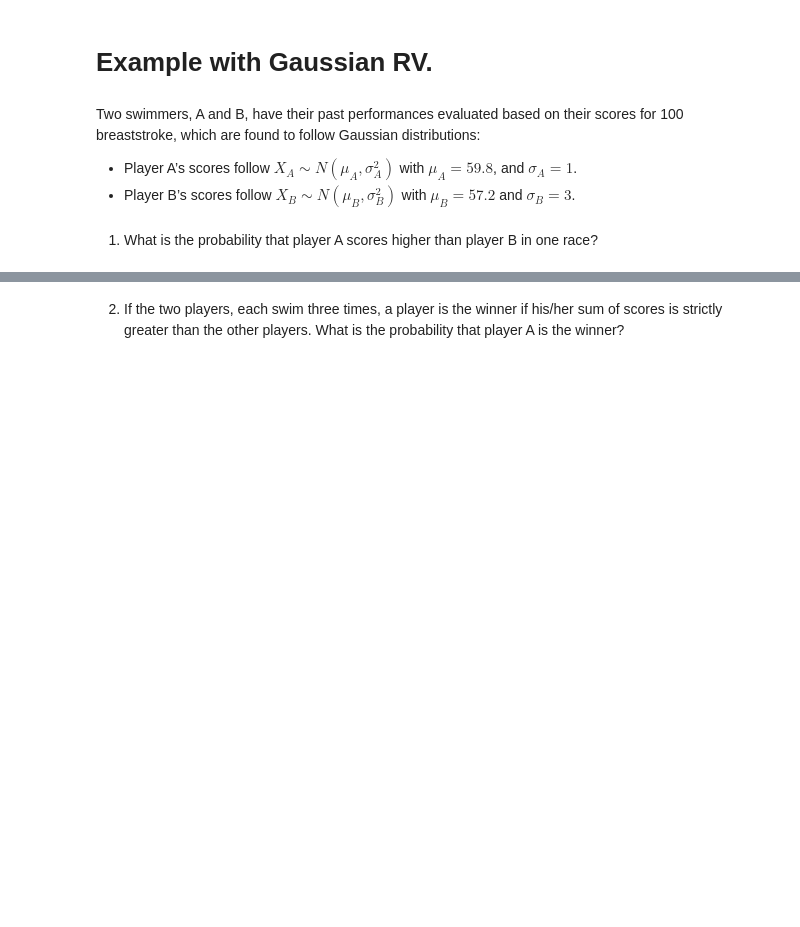
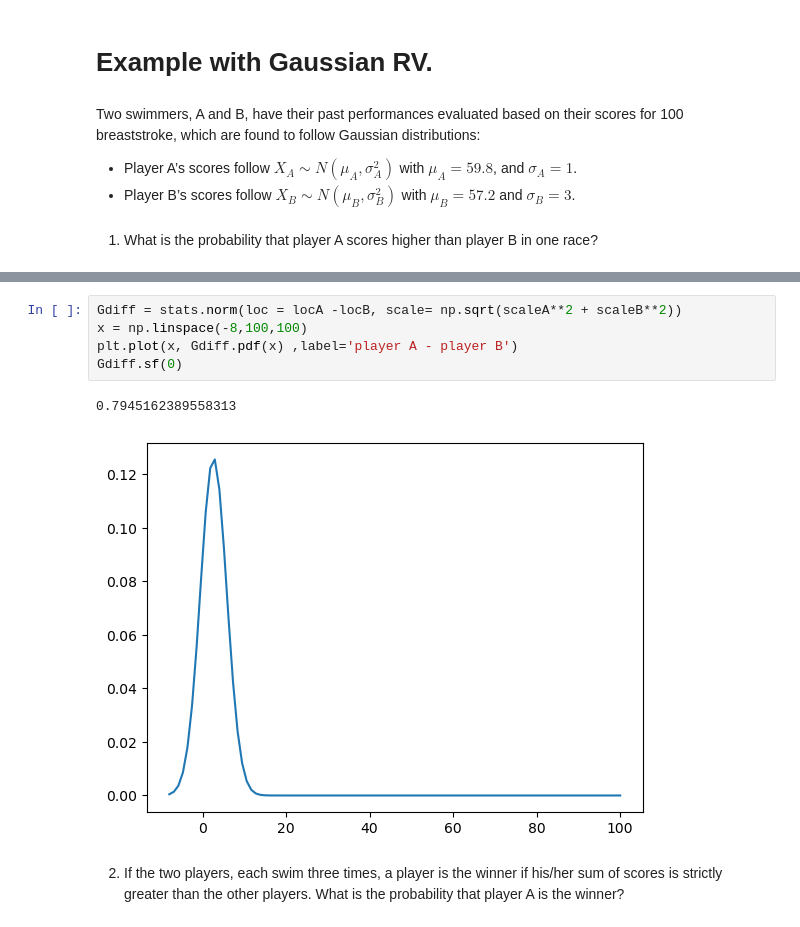
Before and after one commit to tyler-ruble/eel3850S25, a Jupyter notebook: lectures/lecture07-ContinuousRV/Lecture7-continuous-rv-in-class-edits.ipynb, the cells around one changed output, grey strips where cells are left out. Cells and saved outputs as stored; diff of their text form; blank space fills up the shorter version.

```diff
--- a/lectures/lecture07-ContinuousRV/Lecture7-continuous-rv-in-class-edits.ipynb
+++ b/lectures/lecture07-ContinuousRV/Lecture7-continuous-rv-in-class-edits.ipynb
@@ -297,2 +313,10 @@ Two swimmers, A and B, have their past performances evaluated based on their sco
+# %%
+Gdiff = stats.norm(loc = locA -locB, scale= np.sqrt(scaleA**2 + scaleB**2))
+x = np.linspace(-8,100,100)
+plt.plot(x, Gdiff.pdf(x) ,label='player A - player B')
+Gdiff.sf(0)
+# %% [output]
+0.7945162389558313
+[figure, added]
 # %% [markdown]
 2. If the two players, each swim three times, a player is the winner if his/her sum of scores is strictly greater than the other players. What is the probability that player A is the winner?
```
Also changed, not shown: parts of 8 cells of this notebook.
